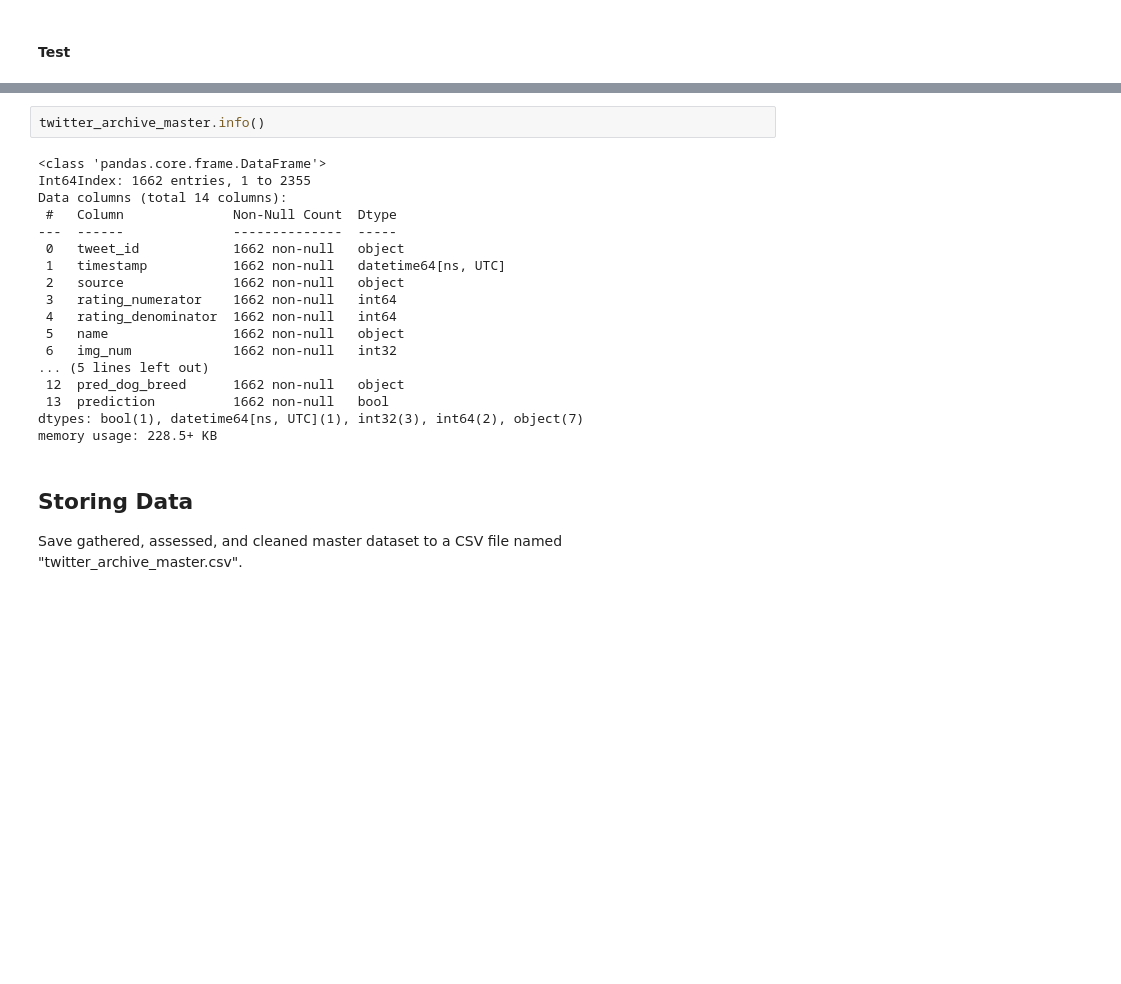
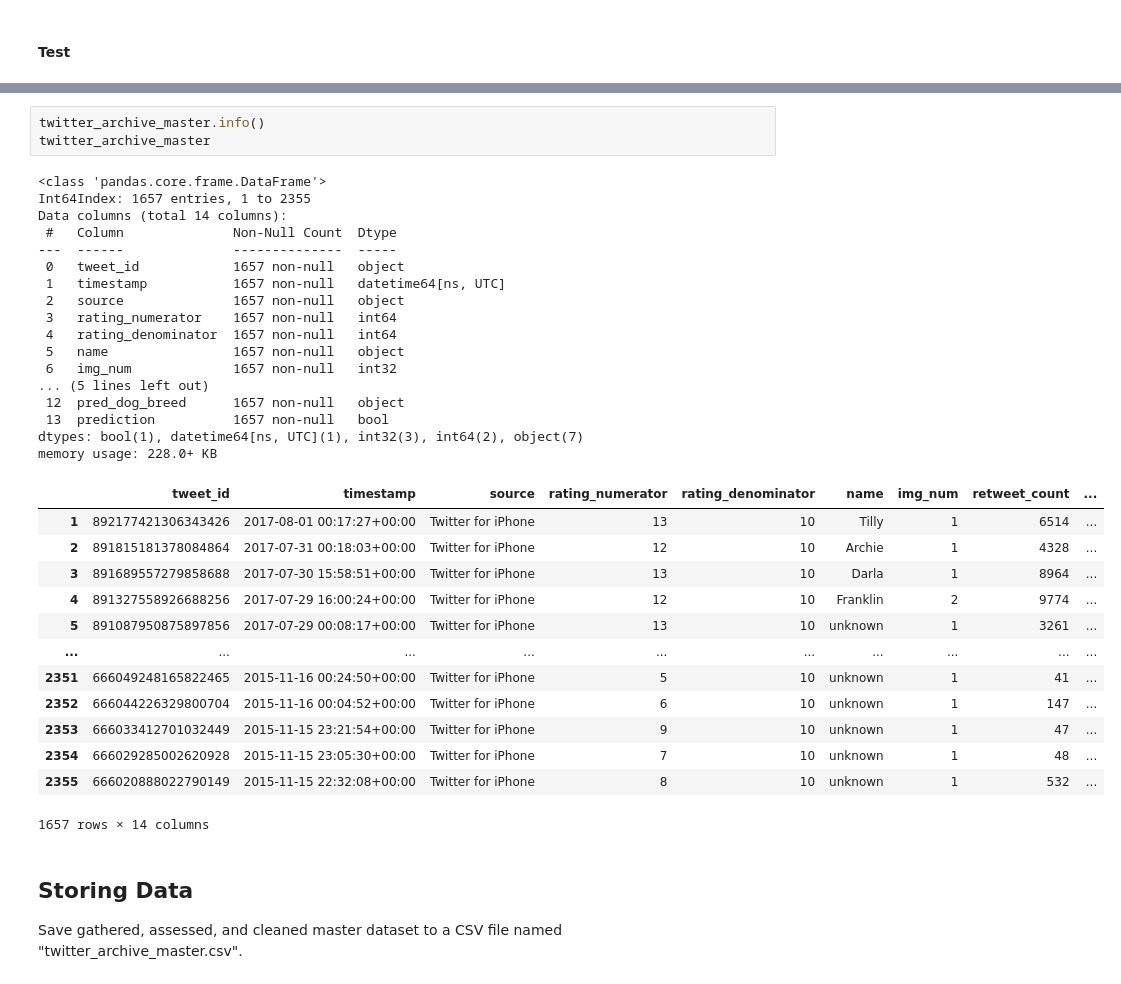
Before and after one commit to Damola-Adedoyin/wrangling_twitter_data, a Jupyter notebook: wrangle_act.ipynb, the cells around one changed output, grey strips where cells are left out. Cells and saved outputs as stored; diff of their text form; blank space fills up the shorter version.

```diff
--- a/wrangle_act.ipynb
+++ b/wrangle_act.ipynb
@@ -824,23 +844,37 @@ twitter_archive_master.sample()
 # %%
 twitter_archive_master.info()
+twitter_archive_master
 # %% [output]
 <class 'pandas.core.frame.DataFrame'>
-Int64Index: 1662 entries, 1 to 2355
+Int64Index: 1657 entries, 1 to 2355
 Data columns (total 14 columns):
  #   Column              Non-Null Count  Dtype
 ---  ------              --------------  -----
- 0   tweet_id            1662 non-null   object
- 1   timestamp           1662 non-null   datetime64[ns, UTC]
- 2   source              1662 non-null   object
- 3   rating_numerator    1662 non-null   int64
- 4   rating_denominator  1662 non-null   int64
- 5   name                1662 non-null   object
- 6   img_num             1662 non-null   int32
+ 0   tweet_id            1657 non-null   object
+ 1   timestamp           1657 non-null   datetime64[ns, UTC]
+ 2   source              1657 non-null   object
+ 3   rating_numerator    1657 non-null   int64
+ 4   rating_denominator  1657 non-null   int64
+ 5   name                1657 non-null   object
+ 6   img_num             1657 non-null   int32
 ... (5 lines left out)
- 12  pred_dog_breed      1662 non-null   object
- 13  prediction          1662 non-null   bool
+ 12  pred_dog_breed      1657 non-null   object
+ 13  prediction          1657 non-null   bool
 dtypes: bool(1), datetime64[ns, UTC](1), int32(3), int64(2), object(7)
-memory usage: 228.5+ KB
+memory usage: 228.0+ KB
+|  | tweet_id | timestamp | source | rating_numerator | rating_denominator | name | img_num | retweet_count | ... |
+| 1 | 892177421306343426 | 2017-08-01 00:17:27+00:00 | Twitter for iPhone | 13 | 10 | Tilly | 1 | 6514 | ... |
+| 2 | 891815181378084864 | 2017-07-31 00:18:03+00:00 | Twitter for iPhone | 12 | 10 | Archie | 1 | 4328 | ... |
+| 3 | 891689557279858688 | 2017-07-30 15:58:51+00:00 | Twitter for iPhone | 13 | 10 | Darla | 1 | 8964 | ... |
+| 4 | 891327558926688256 | 2017-07-29 16:00:24+00:00 | Twitter for iPhone | 12 | 10 | Franklin | 2 | 9774 | ... |
+| 5 | 891087950875897856 | 2017-07-29 00:08:17+00:00 | Twitter for iPhone | 13 | 10 | unknown | 1 | 3261 | ... |
+| ... | ... | ... | ... | ... | ... | ... | ... | ... | ... |
+| 2351 | 666049248165822465 | 2015-11-16 00:24:50+00:00 | Twitter for iPhone | 5 | 10 | unknown | 1 | 41 | ... |
+| 2352 | 666044226329800704 | 2015-11-16 00:04:52+00:00 | Twitter for iPhone | 6 | 10 | unknown | 1 | 147 | ... |
+| 2353 | 666033412701032449 | 2015-11-15 23:21:54+00:00 | Twitter for iPhone | 9 | 10 | unknown | 1 | 47 | ... |
+| 2354 | 666029285002620928 | 2015-11-15 23:05:30+00:00 | Twitter for iPhone | 7 | 10 | unknown | 1 | 48 | ... |
+| 2355 | 666020888022790149 | 2015-11-15 22:32:08+00:00 | Twitter for iPhone | 8 | 10 | unknown | 1 | 532 | ... |
+1657 rows × 14 columns
 # %% [markdown]
 ## Storing Data
 Save gathered, assessed, and cleaned master dataset to a CSV file named "twitter_archive_master.csv".
```
Also changed, not shown: parts of 23 cells of this notebook, 3 other files.
